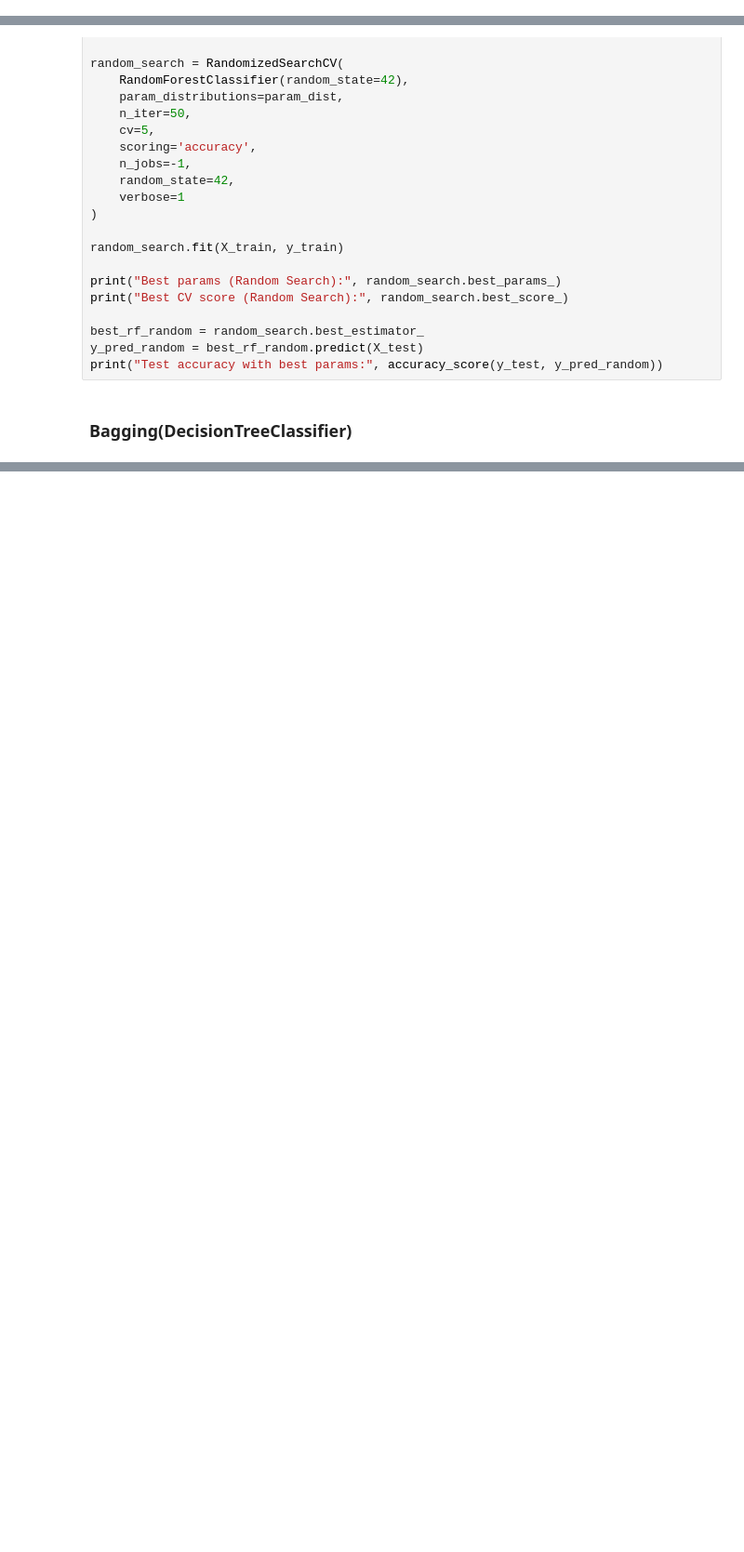
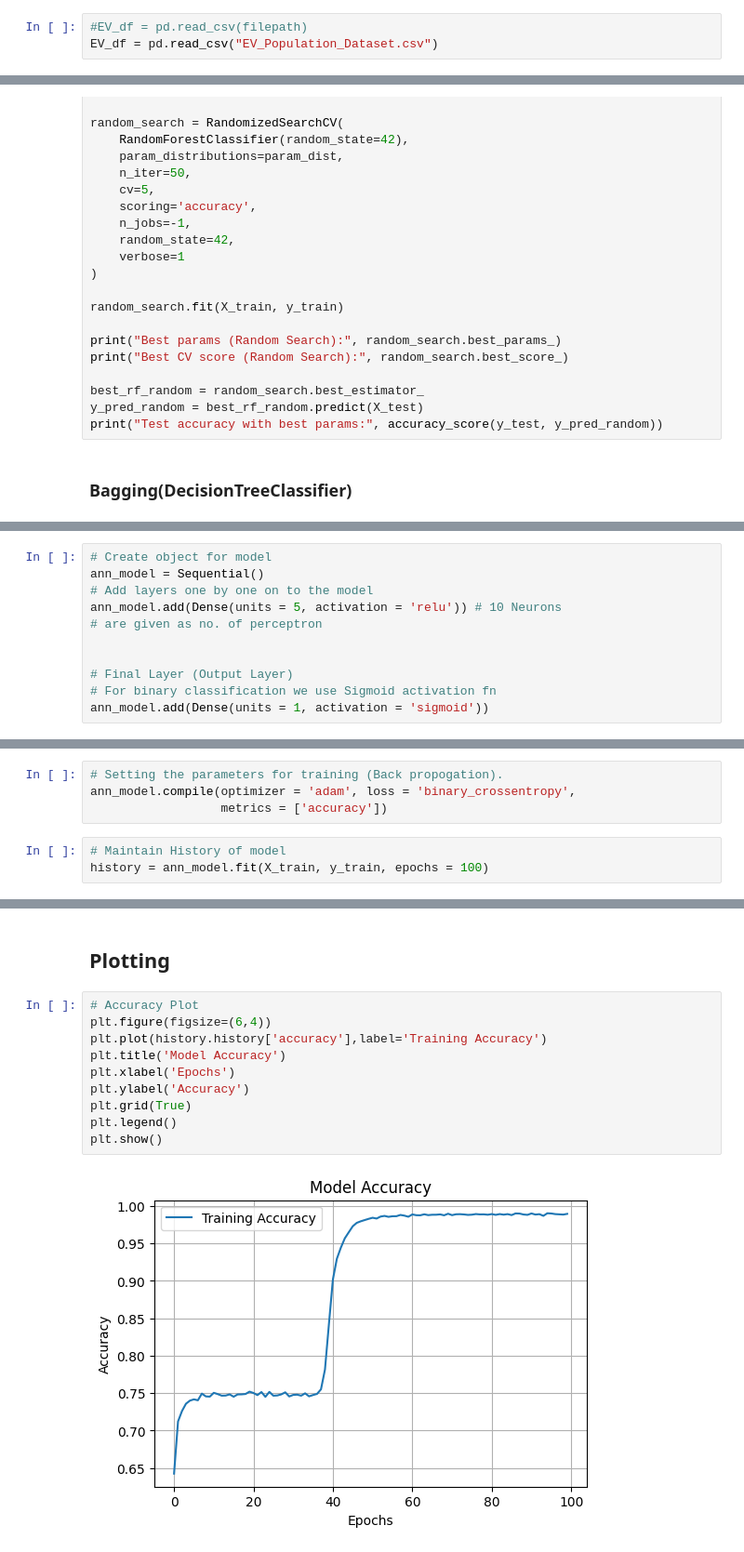
Before and after one commit to MidhulaMS/EV-Population-Prediction, a Jupyter notebook: EV_Population_Prediction.ipynb, the cells around one changed output, grey strips where cells are left out. Shown at 93% size. Drawn from its saved outputs; the diff is of its cells as text; blank space fills up the shorter version.

Commit message:
Editing On ANN Model: Midhula M S

```diff
--- a/EV_Population_Prediction.ipynb
+++ b/EV_Population_Prediction.ipynb
@@ -68,3 +66,6 @@ EV_df = pd.read_csv(filepath)
+# %%
+#EV_df = pd.read_csv(filepath)
+EV_df = pd.read_csv("EV_Population_Dataset.csv")
 # %% [markdown]
 # Exploratory data analysis (EDA)
 # %%
@@ -1298,0 +1316,11 @@ print(classification_report(y_test, y_pred_bag))
+# %%
+# Create object for model
+ann_model = Sequential()
+# Add layers one by one on to the model
+ann_model.add(Dense(units = 5, activation = 'relu')) # 10 Neurons
+# are given as no. of perceptron
+
+
+# Final Layer (Output Layer)
+# For binary classification we use Sigmoid activation fn
+ann_model.add(Dense(units = 1, activation = 'sigmoid'))
@@ -1298,0 +1329,7 @@ print(classification_report(y_test, y_pred_bag))
+# %%
+# Setting the parameters for training (Back propogation).
+ann_model.compile(optimizer = 'adam', loss = 'binary_crossentropy',
+                  metrics = ['accuracy'])
+# %%
+# Maintain History of model
+history = ann_model.fit(X_train, y_train, epochs = 100)
@@ -1298,0 +1403,14 @@ print(classification_report(y_test, y_pred_bag))
+# %% [markdown]
+## Plotting
+# %%
+# Accuracy Plot
+plt.figure(figsize=(6,4))
+plt.plot(history.history['accuracy'],label='Training Accuracy')
+plt.title('Model Accuracy')
+plt.xlabel('Epochs')
+plt.ylabel('Accuracy')
+plt.grid(True)
+plt.legend()
+plt.show()
+# %% [output]
+[figure, added]
```
Also changed, not shown: parts of 17 cells of this notebook.
